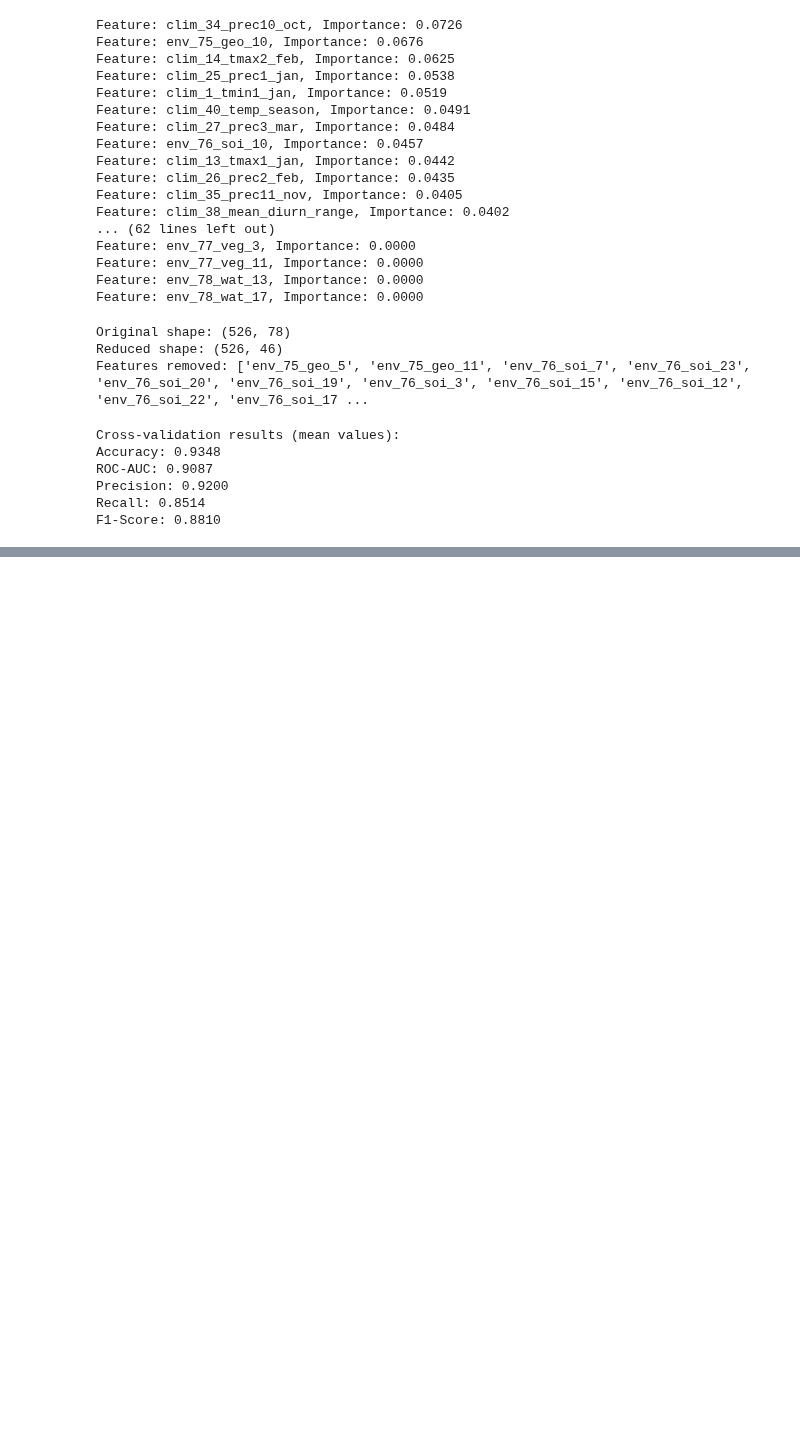
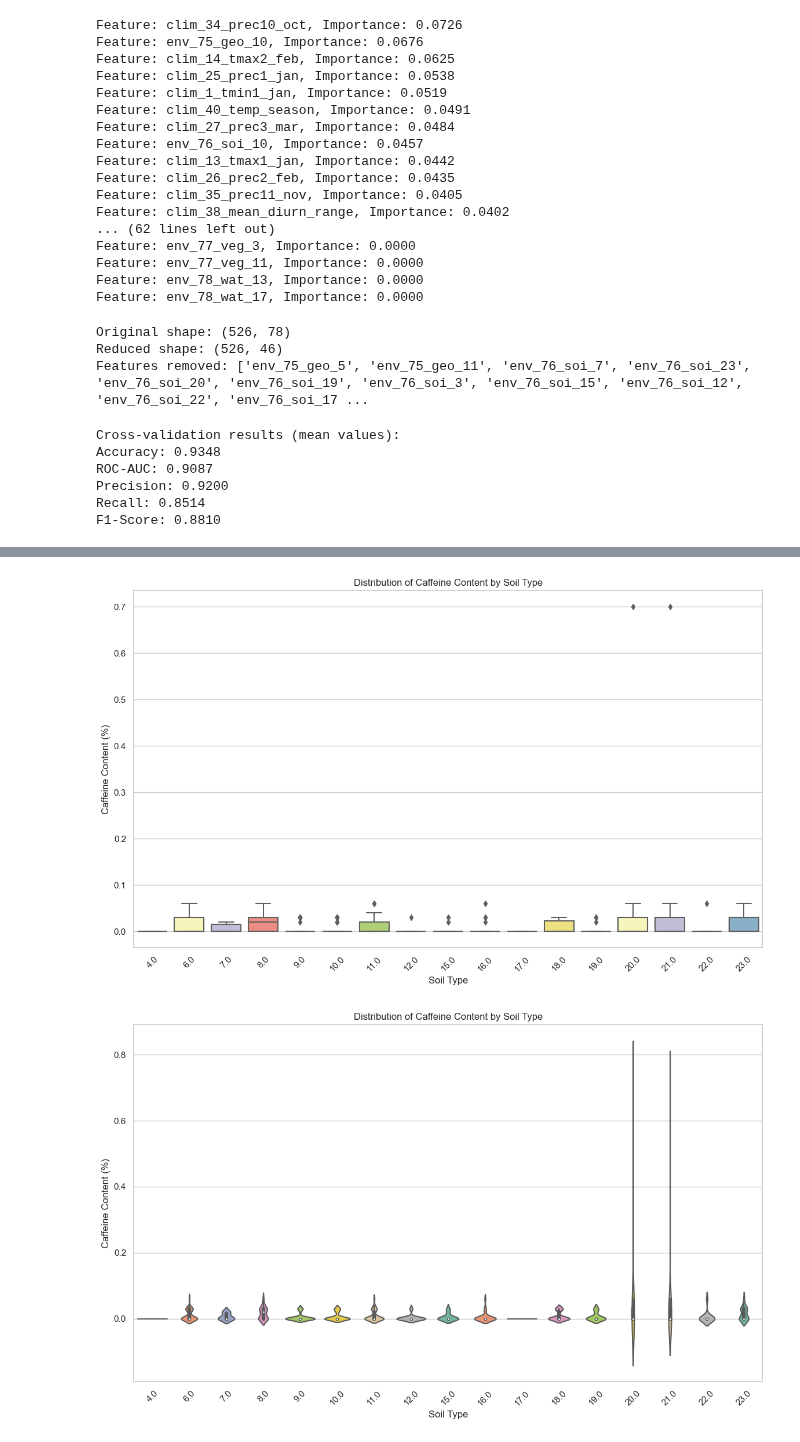
Before and after one commit to tahiri-lab/py_madaclim, a Jupyter notebook: workdir/analysis/bin/feature_importance.ipynb, the cells around one changed output, grey strips where cells are left out. Saved outputs shown, nothing was run; the diff lists cells and outputs as text; code cells hidden in the pictures; blank space fills up the shorter version.

Commit message:
graphs for interpretation of results

```diff
--- a/workdir/analysis/bin/feature_importance.ipynb
+++ b/workdir/analysis/bin/feature_importance.ipynb
@@ -132,3 +132,16 @@ ROC-AUC: 0.9087
 Precision: 0.9200
 Recall: 0.8514
 F1-Score: 0.8810
+# %%
+import pandas as pd
+import seaborn as sns
+import matplotlib.pyplot as plt
+
+# Example DataFrame (replace this with your actual data)
+df = pd.read_csv(r"..\data\reduced_data.csv")
+# df should have columns like 'soil_type' (categorical) and 'caffeine_content' (numerical)
+
+# Check the first few rows of the DataFrame to ensure it's structured correctly
+df = pd.concat([df, coffee_data["caffeine_percent"]], axis=1)
+
+print(df.head())
@@ -134,0 +184,24 @@ F1-Score: 0.8810
+# %%
+# Set the plot style
+sns.set(style="whitegrid")
+
+# Create a box plot
+plt.figure(figsize=(14, 8))
+sns.boxplot(x='env_76_soi', y='caffeine_percent', data=df, palette='Set3')
+plt.title('Distribution of Caffeine Content by Soil Type')
+plt.xlabel('Soil Type')
+plt.ylabel('Caffeine Content (%)')
+plt.xticks(rotation=45)  # Rotate x-axis labels if needed for better visibility
+plt.show()
+
+# Create a violin plot
+plt.figure(figsize=(14, 8))
+sns.violinplot(x='env_76_soi', y='caffeine_percent', data=df, palette='Set2')
+plt.title('Distribution of Caffeine Content by Soil Type')
+plt.xlabel('Soil Type')
+plt.ylabel('Caffeine Content (%)')
+plt.xticks(rotation=45)  # Rotate x-axis labels if needed for better visibility
+plt.show()
+# %% [output]
+[figure, added]
+[figure, added]
```
Also changed, not shown: parts of 10 cells of this notebook, 4 other files.
